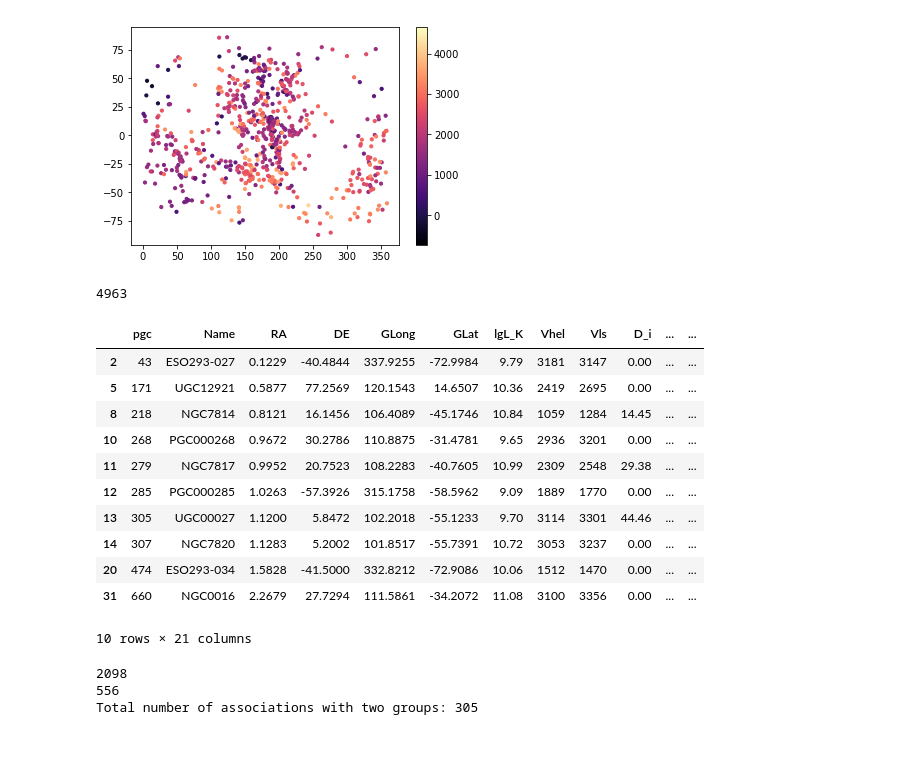
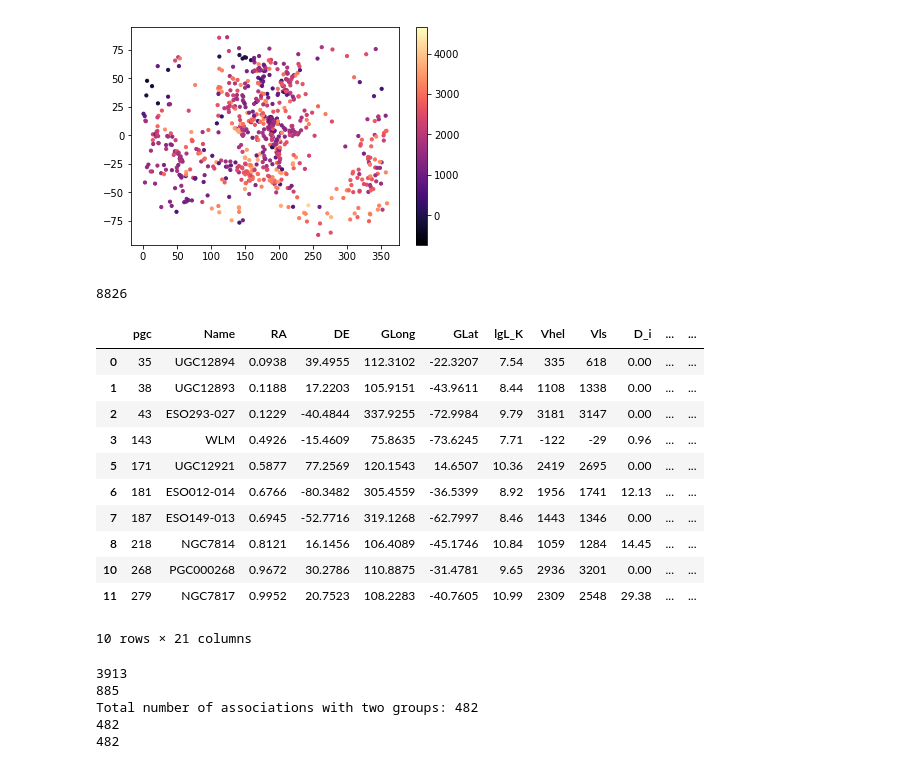
Before and after one commit to forero/GalaxyPairs, a Jupyter notebook: code/pairs_3500kms.ipynb, the cells around one changed output. Saved outputs shown, nothing was run; the diff lists cells and outputs as text; code cells hidden in the pictures.

```diff
--- a/code/pairs_3500kms.ipynb
+++ b/code/pairs_3500kms.ipynb
@@ -44,22 +44,22 @@ plt.colorbar()
 [figure]
 # %%
 group_data = data[center_group]
-group_data = group_data[(group_data['gMassL']>11.0)]
+#group_data = group_data[(group_data['gMassL']>11.0)]
 print(len(group_data))
 group_data[0:10]
 # %% [output]
-4963
+8826
 |  | pgc | Name | RA | DE | GLong | GLat | lgL_K | Vhel | Vls | D_i | ... | ... |
+| 0 | 35 | UGC12894 | 0.0938 | 39.4955 | 112.3102 | -22.3207 | 7.54 | 335 | 618 | 0.00 | ... | ... |
+| 1 | 38 | UGC12893 | 0.1188 | 17.2203 | 105.9151 | -43.9611 | 8.44 | 1108 | 1338 | 0.00 | ... | ... |
 | 2 | 43 | ESO293-027 | 0.1229 | -40.4844 | 337.9255 | -72.9984 | 9.79 | 3181 | 3147 | 0.00 | ... | ... |
+| 3 | 143 | WLM | 0.4926 | -15.4609 | 75.8635 | -73.6245 | 7.71 | -122 | -29 | 0.96 | ... | ... |
 | 5 | 171 | UGC12921 | 0.5877 | 77.2569 | 120.1543 | 14.6507 | 10.36 | 2419 | 2695 | 0.00 | ... | ... |
+| 6 | 181 | ESO012-014 | 0.6766 | -80.3482 | 305.4559 | -36.5399 | 8.92 | 1956 | 1741 | 12.13 | ... | ... |
+| 7 | 187 | ESO149-013 | 0.6945 | -52.7716 | 319.1268 | -62.7997 | 8.46 | 1443 | 1346 | 0.00 | ... | ... |
 | 8 | 218 | NGC7814 | 0.8121 | 16.1456 | 106.4089 | -45.1746 | 10.84 | 1059 | 1284 | 14.45 | ... | ... |
 | 10 | 268 | PGC000268 | 0.9672 | 30.2786 | 110.8875 | -31.4781 | 9.65 | 2936 | 3201 | 0.00 | ... | ... |
 | 11 | 279 | NGC7817 | 0.9952 | 20.7523 | 108.2283 | -40.7605 | 10.99 | 2309 | 2548 | 29.38 | ... | ... |
-| 12 | 285 | PGC000285 | 1.0263 | -57.3926 | 315.1758 | -58.5962 | 9.09 | 1889 | 1770 | 0.00 | ... | ... |
-| 13 | 305 | UGC00027 | 1.1200 | 5.8472 | 102.2018 | -55.1233 | 9.70 | 3114 | 3301 | 44.46 | ... | ... |
-| 14 | 307 | NGC7820 | 1.1283 | 5.2002 | 101.8517 | -55.7391 | 10.72 | 3053 | 3237 | 0.00 | ... | ... |
-| 20 | 474 | ESO293-034 | 1.5828 | -41.5000 | 332.8212 | -72.9086 | 10.06 | 1512 | 1470 | 0.00 | ... | ... |
-| 31 | 660 | NGC0016 | 2.2679 | 27.7294 | 111.5861 | -34.2072 | 11.08 | 3100 | 3356 | 0.00 | ... | ... |
 10 rows × 21 columns
 # %%
 #finds the element that are in an association with a brighter group
@@ -79,7 +79,18 @@ for k in counts.keys():
         pgc_dominant_in_pair.append(k)
 
 print("Total number of associations with two groups:", len(pgc_dominant_in_pair))
+ii = np.in1d(group_data['pgc'], pgc_dominant_in_pair)
+group_M31 = group_data[ii]
+group_M31 = group_M31.sort_values('pgc')
+print(len(group_M31))
+ii = np.in1d(group_data['PGC1+'][in_association], pgc_dominant_in_pair)
+tmp = group_data[in_association]
+group_MW = tmp[ii]
+group_MW = group_MW.sort_values('PGC1+')
+print(len(group_MW))
 # %% [output]
-2098
-556
-Total number of associations with two groups: 305
+3913
+885
+Total number of associations with two groups: 482
+482
+482
```
Also changed, not shown: parts of 13 cells of this notebook, 1 other file.
